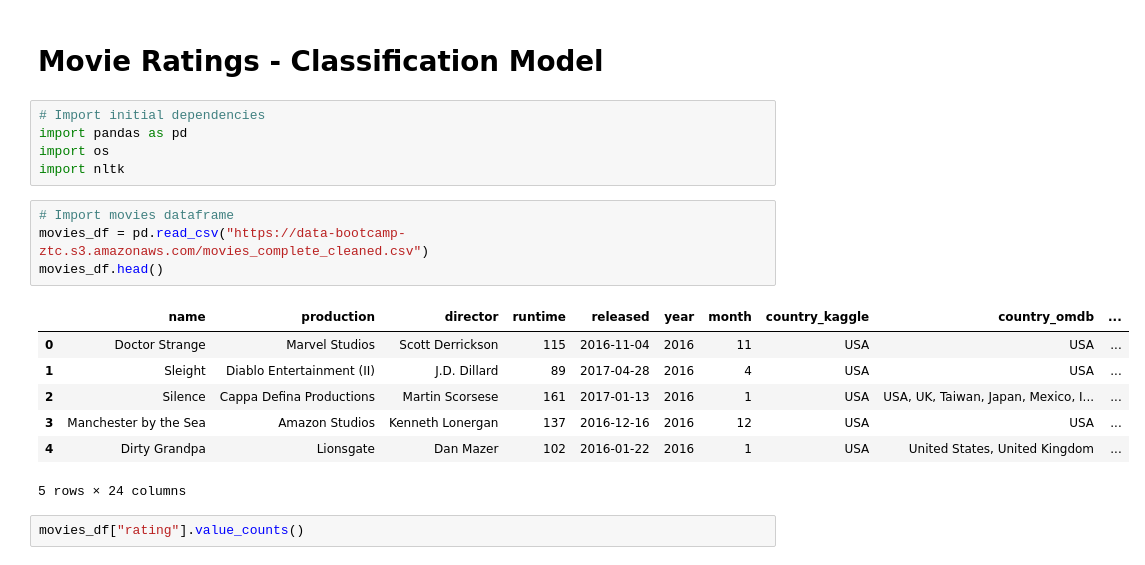
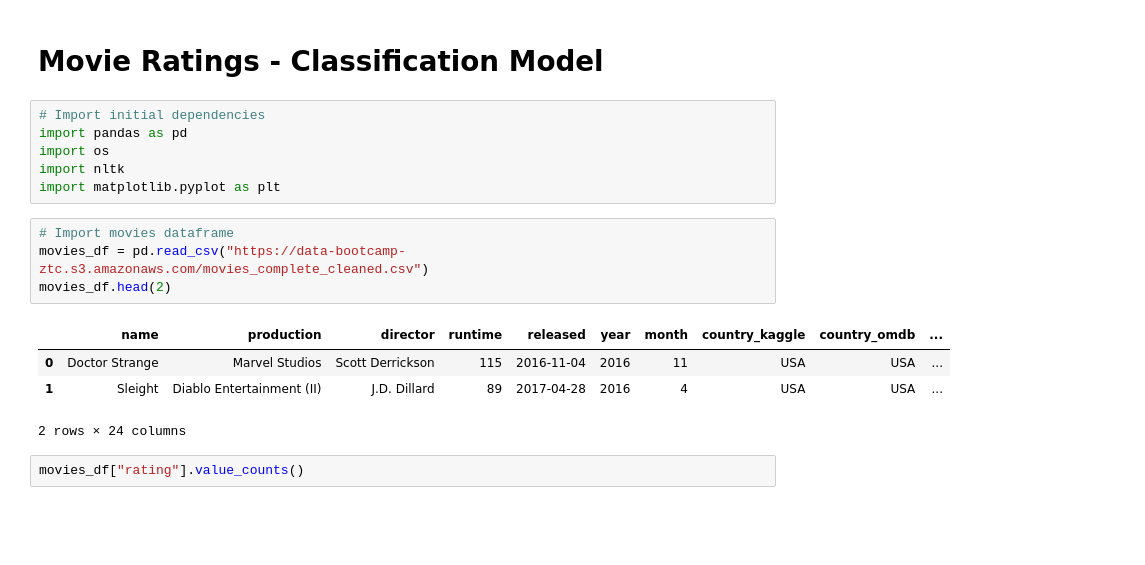
Before and after one commit to ztcnrh/NLP-Movie-Rating-Predictor, a Jupyter notebook: alannah/rating_classification-with-genre.ipynb, the cells around one changed output. Drawn from its saved outputs; the diff is of its cells as text; blank space fills up the shorter version.

```diff
--- a/alannah/rating_classification-with-genre.ipynb
+++ b/alannah/rating_classification-with-genre.ipynb
@@ -5,18 +5,16 @@
 import pandas as pd
 import os
 import nltk
+import matplotlib.pyplot as plt
 # %%
 # Import movies dataframe
 movies_df = pd.read_csv("https://data-bootcamp-ztc.s3.amazonaws.com/movies_complete_cleaned.csv")
-movies_df.head()
+movies_df.head(2)
 # %% [output]
 |  | name | production | director | runtime | released | year | month | country_kaggle | country_omdb | ... |
 | 0 | Doctor Strange | Marvel Studios | Scott Derrickson | 115 | 2016-11-04 | 2016 | 11 | USA | USA | ... |
 | 1 | Sleight | Diablo Entertainment (II) | J.D. Dillard | 89 | 2017-04-28 | 2016 | 4 | USA | USA | ... |
-| 2 | Silence | Cappa Defina Productions | Martin Scorsese | 161 | 2017-01-13 | 2016 | 1 | USA | USA, UK, Taiwan, Japan, Mexico, I... | ... |
-| 3 | Manchester by the Sea | Amazon Studios | Kenneth Lonergan | 137 | 2016-12-16 | 2016 | 12 | USA | USA | ... |
-| 4 | Dirty Grandpa | Lionsgate | Dan Mazer | 102 | 2016-01-22 | 2016 | 1 | USA | United States, United Kingdom | ... |
-5 rows × 24 columns
+2 rows × 24 columns
 # %%
 movies_df["rating"].value_counts()
 # %% [output]
```
Also changed, not shown: parts of 41 cells of this notebook, 1 other file.
